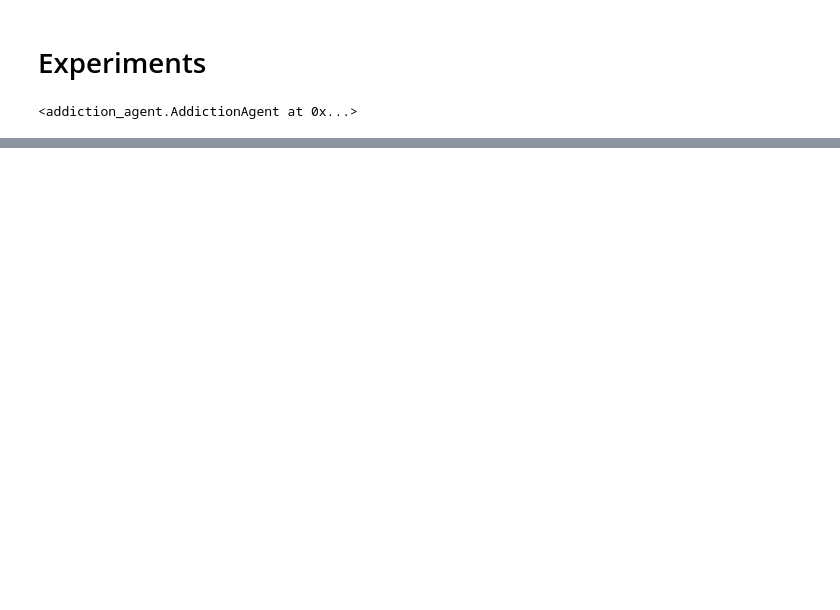
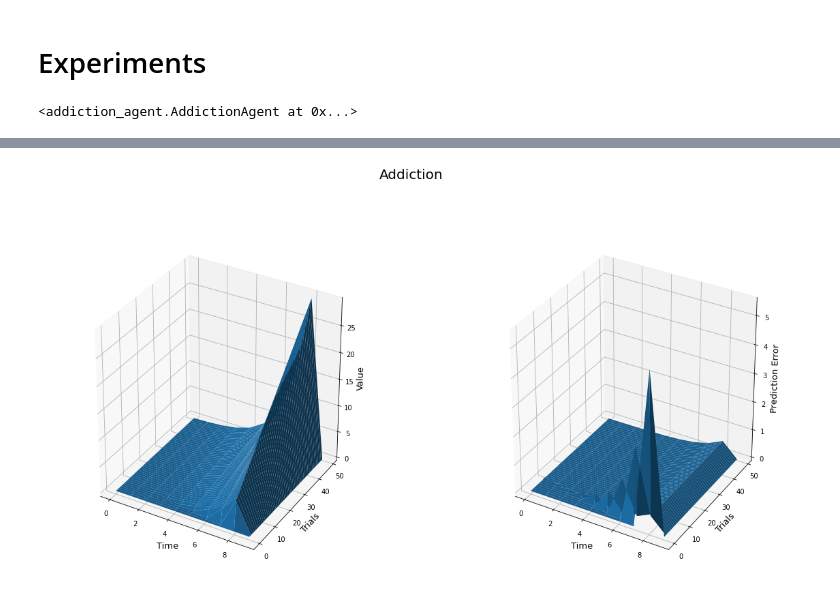
Before and after one commit to jagalinho/nyu-ccm-rl-addiction, a Jupyter notebook: experiments.ipynb, the cells around one changed output, grey strips where cells are left out. Cells and saved outputs as stored; diff of their text form; code cells hidden in the pictures; blank space fills up the shorter version.

```diff
--- a/experiments.ipynb
+++ b/experiments.ipynb
@@ -155,0 +57,4 @@ No handles with labels found to put in legend.
+# %%
+aa.plot_comparison(cost_agent4.value, cost_agent4.prediction_error, "Addiction", 'Value', 'Prediction Error')
+# %% [output]
+[figure, added]
```
Also changed, not shown: parts of 20 cells of this notebook.
